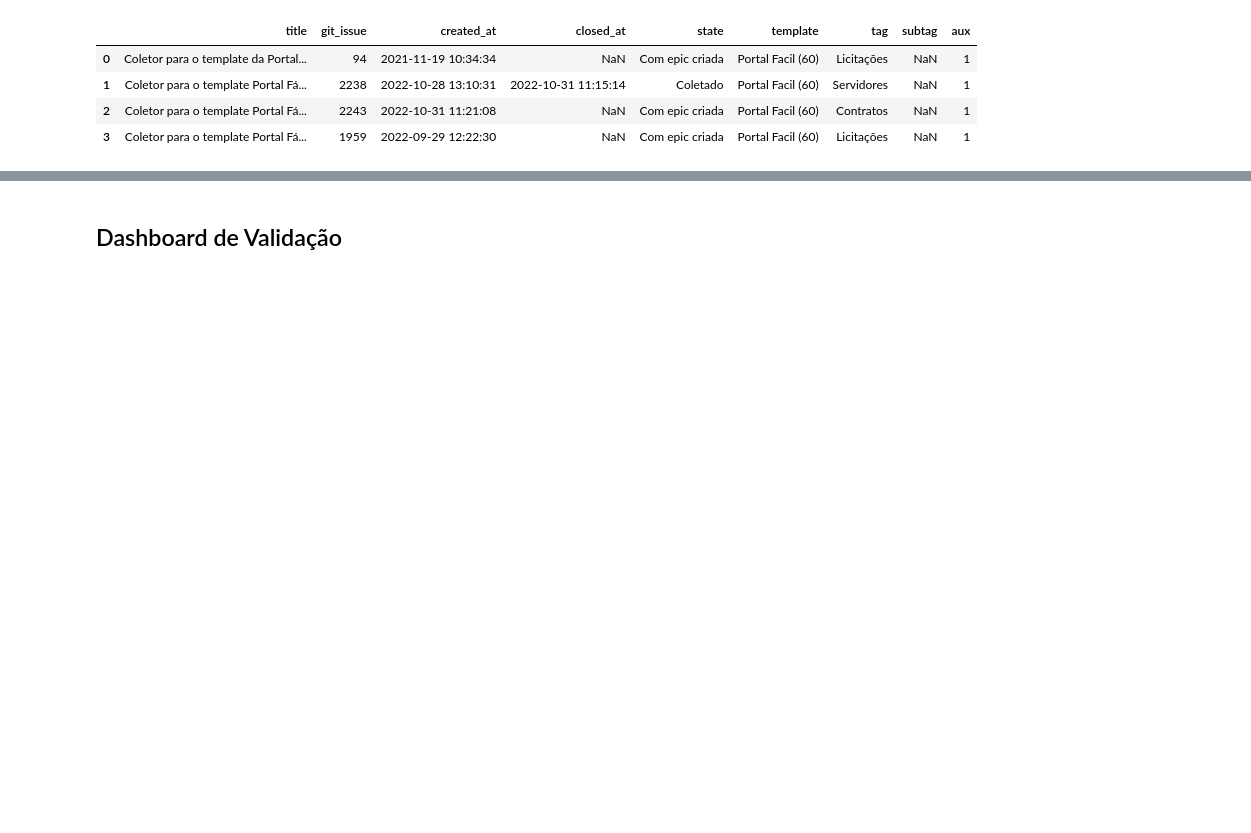
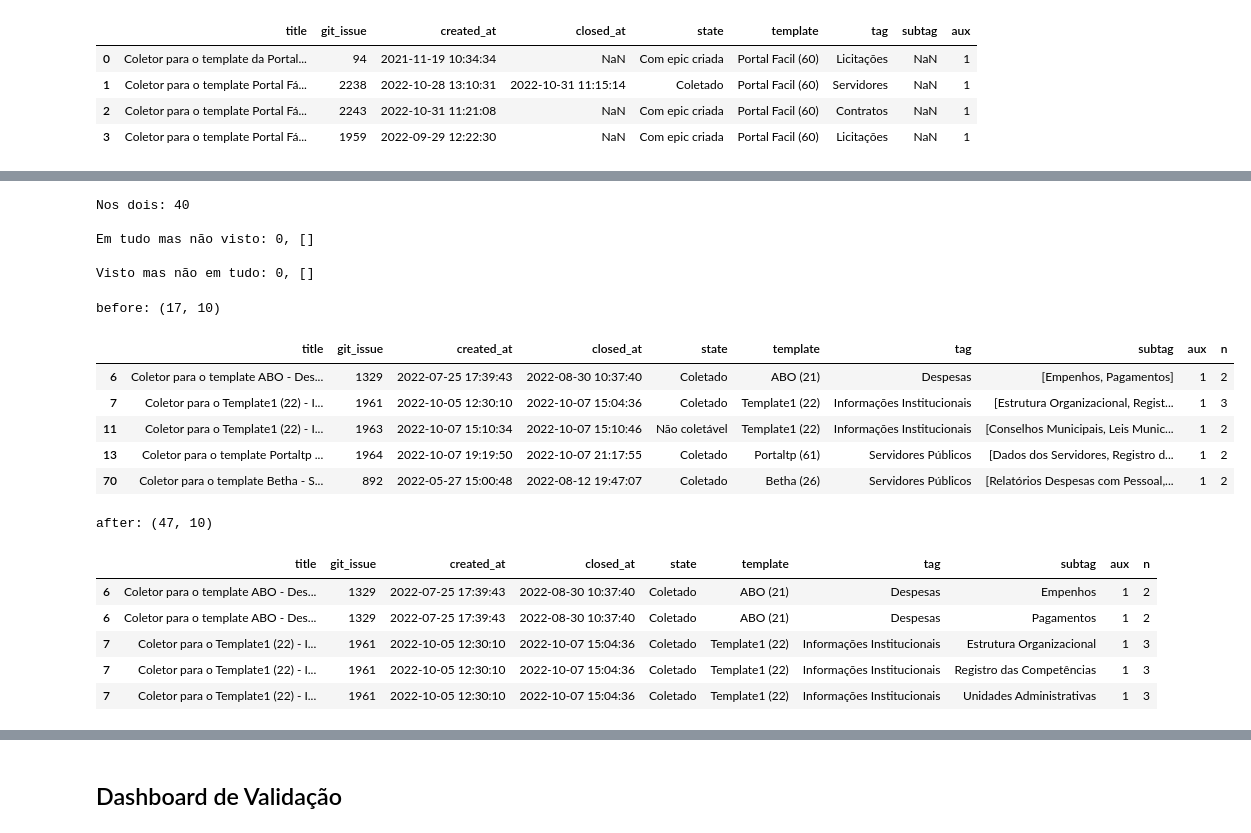
Before and after one commit to MPMG-DCC-UFMG/F01-gerenciamento, a Jupyter notebook: dashboard/Dashboard Tests.ipynb, the cells around one changed output, grey strips where cells are left out. Saved outputs shown, nothing was run; the diff lists cells and outputs as text; code cells hidden in the pictures; blank space fills up the shorter version.

Commit message:
processamento de multiplas subtags, closes #25

```diff
--- a/dashboard/Dashboard Tests.ipynb
+++ b/dashboard/Dashboard Tests.ipynb
@@ -886,0 +816,45 @@ plot_tags_coletadas(epics_df, top_templates)
+# %%
+epics_dev = pd.read_csv("data/epics_dev.csv", index_col="template_rank")
+tudo = epics_dev.columns.to_list()
+visto = tags.index.to_list()
+
+a = [x for x in tudo if x not in visto]
+b = [x for x in visto if x not in tudo]
+
+print(f'Nos dois: { len( [x for x in tudo if x in visto] )}\n')
+print(f'Em tudo mas não visto: {len(a)}, {a}\n')
+print(f'Visto mas não em tudo: {len(b)}, {b}\n')
+# %% [output]
+Nos dois: 40
+
+Em tudo mas não visto: 0, []
+
+Visto mas não em tudo: 0, []
+# %%
+e = epics_df.copy()
+e.subtag = e.subtag.fillna('[]')
+e.subtag = e.subtag.apply(eval)
+e['n'] = e.subtag.apply(len)
+e = e.query('n > 1')
+
+print('before:', e.shape)
+display(e.head())
+
+e = e.explode('subtag')
+print('after:', e.shape)
+e.head()
+# %% [output]
+before: (17, 10)
+|  | title | git_issue | created_at | closed_at | state | template | tag | subtag | aux | n |
+| 6 | Coletor para o template ABO - Des... | 1329 | 2022-07-25 17:39:43 | 2022-08-30 10:37:40 | Coletado | ABO (21) | Despesas | [Empenhos, Pagamentos] | 1 | 2 |
+| 7 | Coletor para o Template1 (22) - I... | 1961 | 2022-10-05 12:30:10 | 2022-10-07 15:04:36 | Coletado | Template1 (22) | Informações Institucionais | [Estrutura Organizacional, Regist... | 1 | 3 |
+| 11 | Coletor para o Template1 (22) - I... | 1963 | 2022-10-07 15:10:34 | 2022-10-07 15:10:46 | Não coletável | Template1 (22) | Informações Institucionais | [Conselhos Municipais, Leis Munic... | 1 | 2 |
+| 13 | Coletor para o template Portaltp ... | 1964 | 2022-10-07 19:19:50 | 2022-10-07 21:17:55 | Coletado | Portaltp (61) | Servidores Públicos | [Dados dos Servidores, Registro d... | 1 | 2 |
+| 70 | Coletor para o template Betha - S... | 892 | 2022-05-27 15:00:48 | 2022-08-12 19:47:07 | Coletado | Betha (26) | Servidores Públicos | [Relatórios Despesas com Pessoal,... | 1 | 2 |
+after: (47, 10)
+|  | title | git_issue | created_at | closed_at | state | template | tag | subtag | aux | n |
+| 6 | Coletor para o template ABO - Des... | 1329 | 2022-07-25 17:39:43 | 2022-08-30 10:37:40 | Coletado | ABO (21) | Despesas | Empenhos | 1 | 2 |
+| 6 | Coletor para o template ABO - Des... | 1329 | 2022-07-25 17:39:43 | 2022-08-30 10:37:40 | Coletado | ABO (21) | Despesas | Pagamentos | 1 | 2 |
+| 7 | Coletor para o Template1 (22) - I... | 1961 | 2022-10-05 12:30:10 | 2022-10-07 15:04:36 | Coletado | Template1 (22) | Informações Institucionais | Estrutura Organizacional | 1 | 3 |
+| 7 | Coletor para o Template1 (22) - I... | 1961 | 2022-10-05 12:30:10 | 2022-10-07 15:04:36 | Coletado | Template1 (22) | Informações Institucionais | Registro das Competências | 1 | 3 |
+| 7 | Coletor para o Template1 (22) - I... | 1961 | 2022-10-05 12:30:10 | 2022-10-07 15:04:36 | Coletado | Template1 (22) | Informações Institucionais | Unidades Administrativas | 1 | 3 |
```
Also changed, not shown: parts of 21 cells of this notebook, 13 other files.
